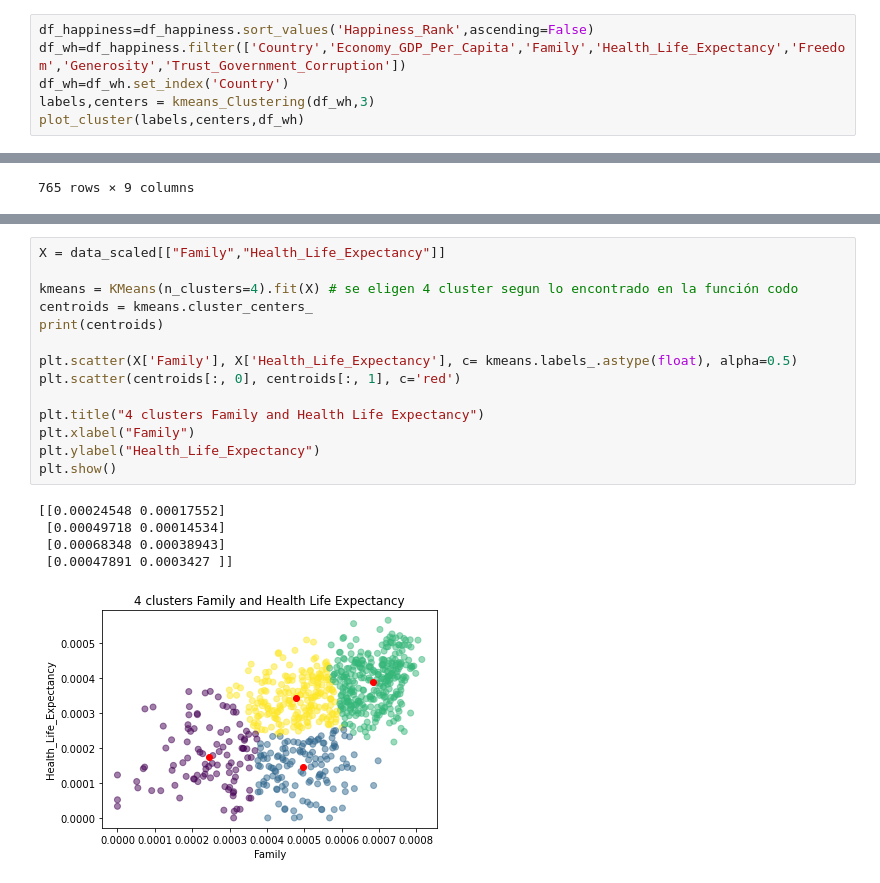
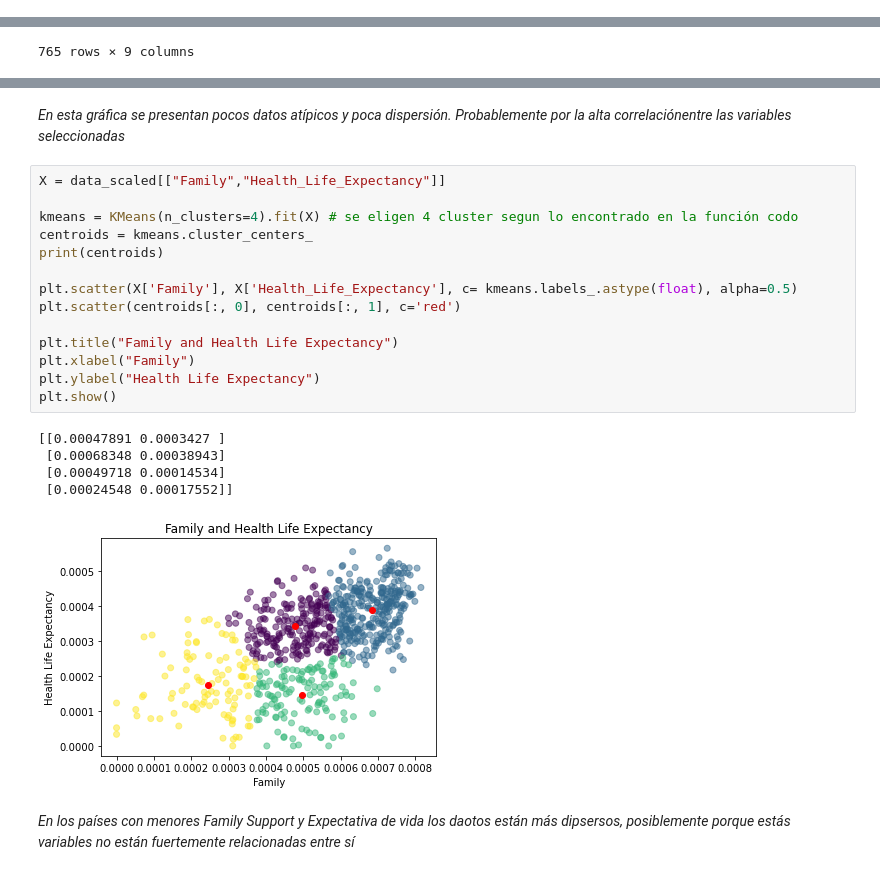
Before and after one commit to dianaxime/DM_Proyecto, a Jupyter notebook: K-means Model.ipynb, the cells around one changed output, grey strips where cells are left out. Saved outputs shown, nothing was run; the diff lists cells and outputs as text.

```diff
--- a/K-means Model.ipynb
+++ b/K-means Model.ipynb
@@ -116,6 +86,0 @@ def plot_cluster(labels,centers,df_wh):
-# %%
-df_happiness=df_happiness.sort_values('Happiness_Rank',ascending=False)
-df_wh=df_happiness.filter(['Country','Economy_GDP_Per_Capita','Family','Health_Life_Expectancy','Freedom','Generosity','Trust_Government_Corruption'])
-df_wh=df_wh.set_index('Country')
-labels,centers = kmeans_Clustering(df_wh,3)
-plot_cluster(labels,centers,df_wh)
@@ -328,20 +272,24 @@ data_scaled
+# %% [markdown]
+_En esta gráfica se presentan pocos datos atípicos y poca dispersión. Probablemente por la alta correlaciónentre las variables seleccionadas_
 # %%
 X = data_scaled[["Family","Health_Life_Expectancy"]]
 
 kmeans = KMeans(n_clusters=4).fit(X) # se eligen 4 cluster segun lo encontrado en la función codo
 centroids = kmeans.cluster_centers_
 print(centroids)
 
 plt.scatter(X['Family'], X['Health_Life_Expectancy'], c= kmeans.labels_.astype(float), alpha=0.5)
 plt.scatter(centroids[:, 0], centroids[:, 1], c='red')
 
-plt.title("4 clusters Family and Health Life Expectancy")
+plt.title("Family and Health Life Expectancy")
 plt.xlabel("Family")
-plt.ylabel("Health_Life_Expectancy")
+plt.ylabel("Health Life Expectancy")
 plt.show()
 # %% [output]
-[[0.00024548 0.00017552]
+[[0.00047891 0.0003427 ]
+ [0.00068348 0.00038943]
  [0.00049718 0.00014534]
- [0.00068348 0.00038943]
- [0.00047891 0.0003427 ]]
+ [0.00024548 0.00017552]]
-[figure, old version]
+[figure, new version]
+# %% [markdown]
+_En los países con menores Family Support y Expectativa de vida los daotos están más dipsersos, posiblemente porque estás variables no están fuertemente relacionadas entre sí_
```
Also changed, not shown: parts of 43 cells of this notebook.
